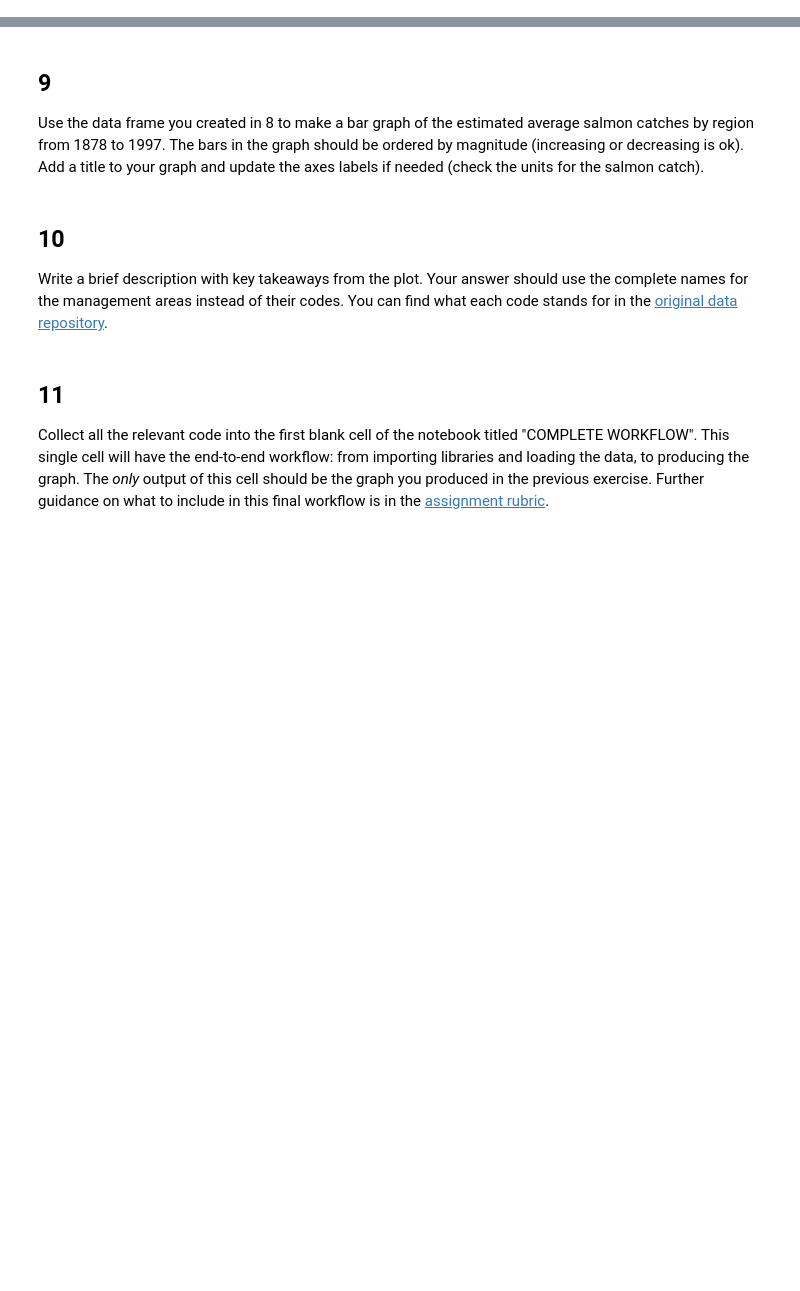
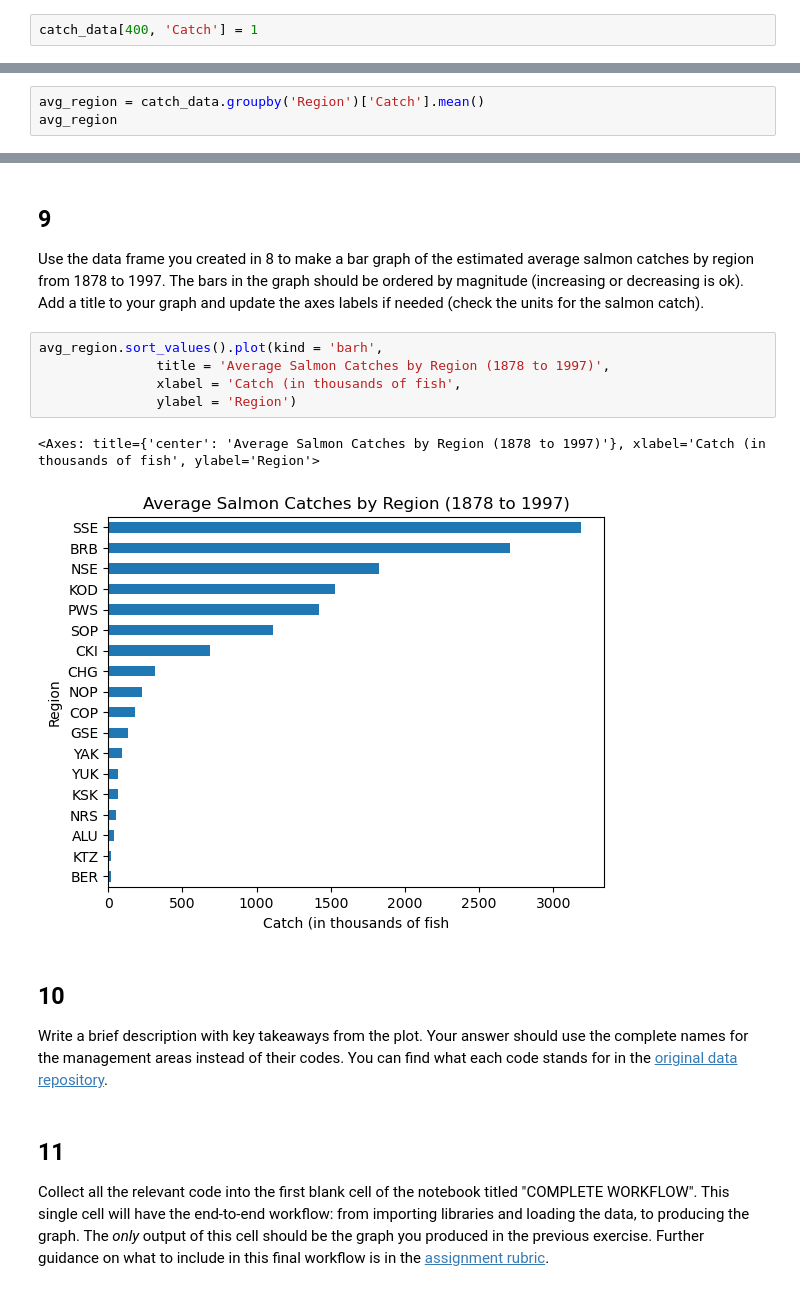
Before and after one commit to nberry18/eds220-hwk2, a Jupyter notebook: task2/hwk2-task2-salmon.ipynb, the cells around one changed output, grey strips where cells are left out. Drawn from its saved outputs; the diff is of its cells as text; blank space fills up the shorter version.

```diff
--- a/task2/hwk2-task2-salmon.ipynb
+++ b/task2/hwk2-task2-salmon.ipynb
@@ -200,3 +200,5 @@ In the next cell:
 2. Access the row you updated to verify the value was changed and store this single row in the `catch_1` variable.
 # %% [markdown]
 <!-- BEGIN QUESTION -->
+# %%
+catch_data[400, 'Catch'] = 1
@@ -239,0 +242,3 @@ avg_region
+# %%
+avg_region = catch_data.groupby('Region')['Catch'].mean()
+avg_region
@@ -247,6 +275,14 @@ grader.check("q8")
 ## 9
 
 Use the data frame you created in 8 to make a bar graph of the estimated average salmon catches by region from 1878 to 1997. The bars in the graph should be ordered by magnitude (increasing or decreasing is ok). Add a title to your graph and update the axes labels if needed (check the units for the salmon catch).
+# %%
+avg_region.sort_values().plot(kind = 'barh',
+               title = 'Average Salmon Catches by Region (1878 to 1997)',
+               xlabel = 'Catch (in thousands of fish',
+               ylabel = 'Region')
+# %% [output]
+<Axes: title={'center': 'Average Salmon Catches by Region (1878 to 1997)'}, xlabel='Catch (in thousands of fish', ylabel='Region'>
+[figure, added]
 # %% [markdown]
 <!-- END QUESTION -->
 
```
Also changed, not shown: parts of 7 cells of this notebook.
